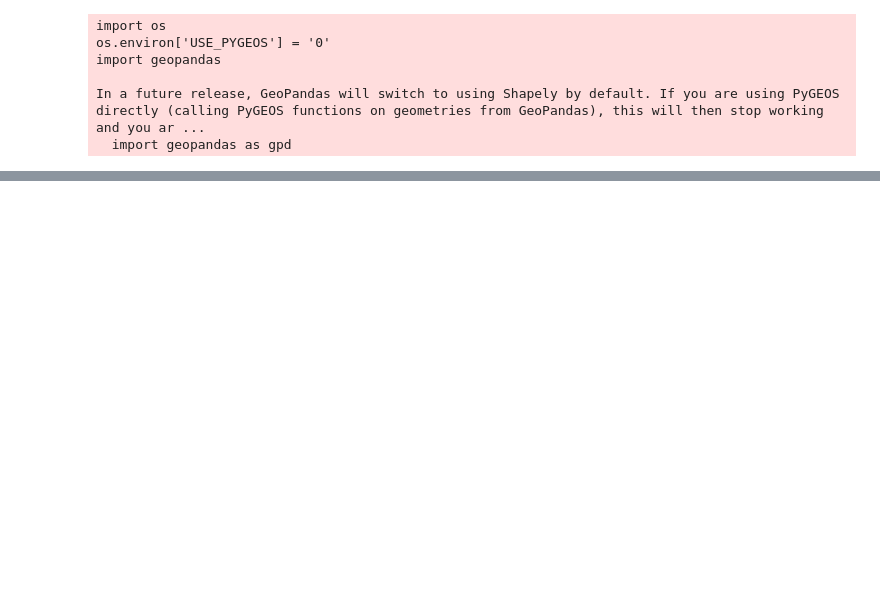
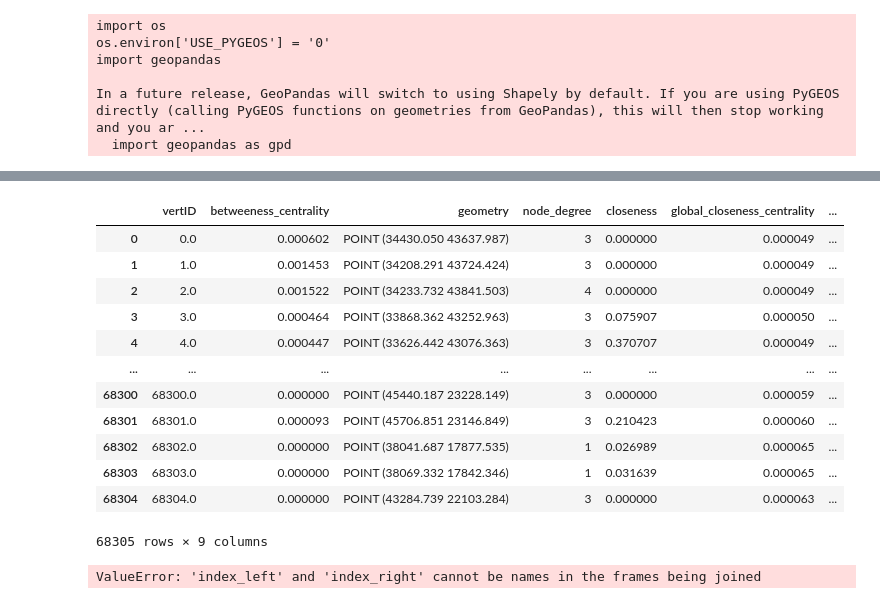
Before and after one commit to virgilxw/momepy-test, a Jupyter notebook: processor/6-Morphometrics.ipynb, the cells around one changed output, grey strips where cells are left out. Cells and saved outputs as stored; diff of their text form; code cells hidden in the pictures; blank space fills up the shorter version.

```diff
--- a/processor/6-Morphometrics.ipynb
+++ b/processor/6-Morphometrics.ipynb
@@ -237,0 +331,21 @@ merged = merged.merge(edges_d.drop(columns='geometry'), on='nodeID', how='left')
+# %%
+nodes
+# %% [output]
+|  | vertID | betweeness_centrality | geometry | node_degree | closeness | global_closeness_centrality | ... |
+| 0 | 0.0 | 0.000602 | POINT (34430.050 43637.987) | 3 | 0.000000 | 0.000049 | ... |
+| 1 | 1.0 | 0.001453 | POINT (34208.291 43724.424) | 3 | 0.000000 | 0.000049 | ... |
+| 2 | 2.0 | 0.001522 | POINT (34233.732 43841.503) | 4 | 0.000000 | 0.000049 | ... |
+| 3 | 3.0 | 0.000464 | POINT (33868.362 43252.963) | 3 | 0.075907 | 0.000050 | ... |
+| 4 | 4.0 | 0.000447 | POINT (33626.442 43076.363) | 3 | 0.370707 | 0.000049 | ... |
+| ... | ... | ... | ... | ... | ... | ... | ... |
+| 68300 | 68300.0 | 0.000000 | POINT (45440.187 23228.149) | 3 | 0.000000 | 0.000059 | ... |
+| 68301 | 68301.0 | 0.000093 | POINT (45706.851 23146.849) | 3 | 0.210423 | 0.000060 | ... |
+| 68302 | 68302.0 | 0.000000 | POINT (38041.687 17877.535) | 1 | 0.026989 | 0.000065 | ... |
+| 68303 | 68303.0 | 0.000000 | POINT (38069.332 17842.346) | 1 | 0.031639 | 0.000065 | ... |
+| 68304 | 68304.0 | 0.000000 | POINT (43284.739 22103.284) | 3 | 0.000000 | 0.000063 | ... |
+68305 rows × 9 columns
+# %%
+tessellation = tessellation.sjoin(nodes, how="left")
+tessellation = tessellation.sjoin(edges, how="left")
+# %% [output]
+ValueError: 'index_left' and 'index_right' cannot be names in the frames being joined
```
Also changed, not shown: parts of 25 cells of this notebook, 2 other files.
